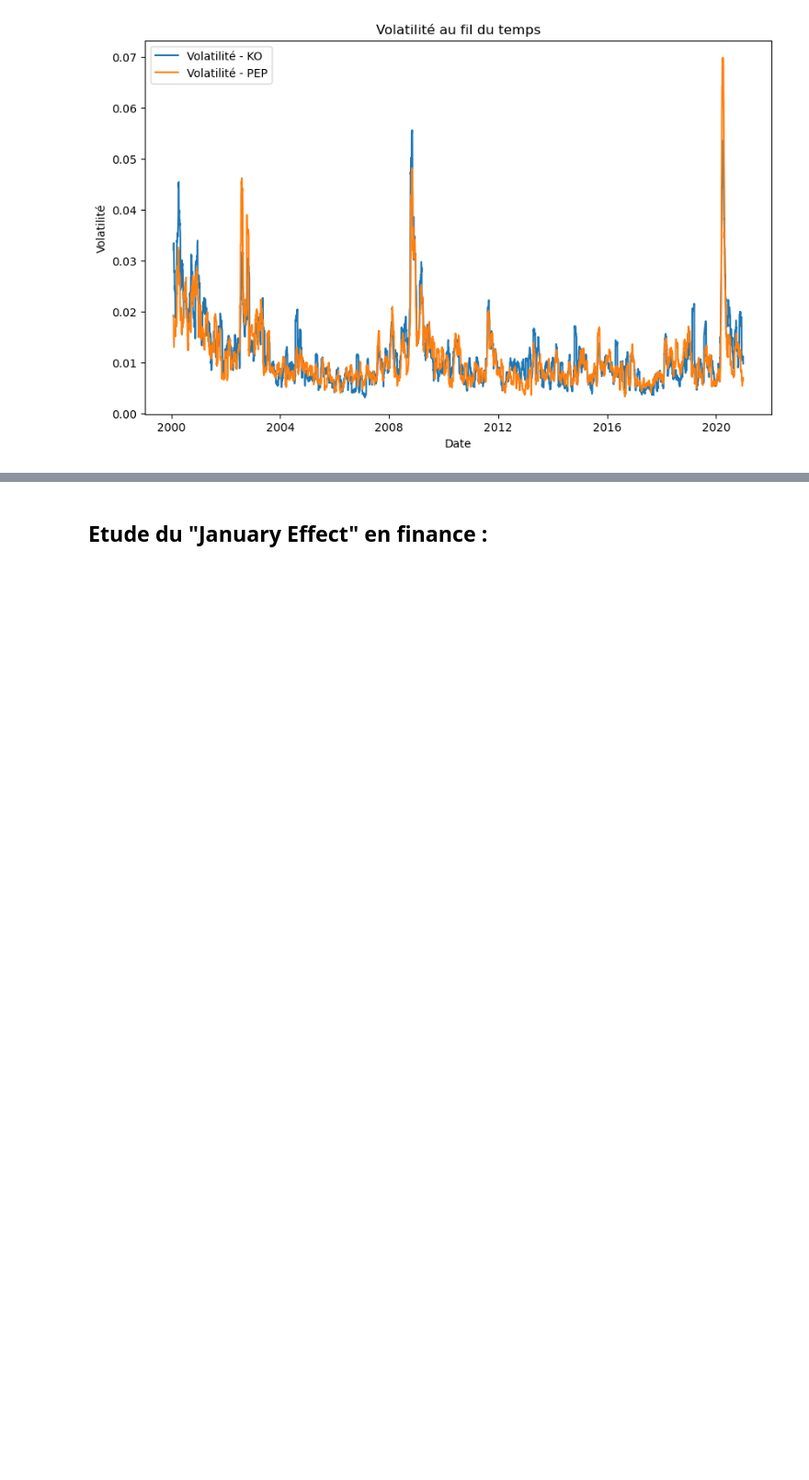
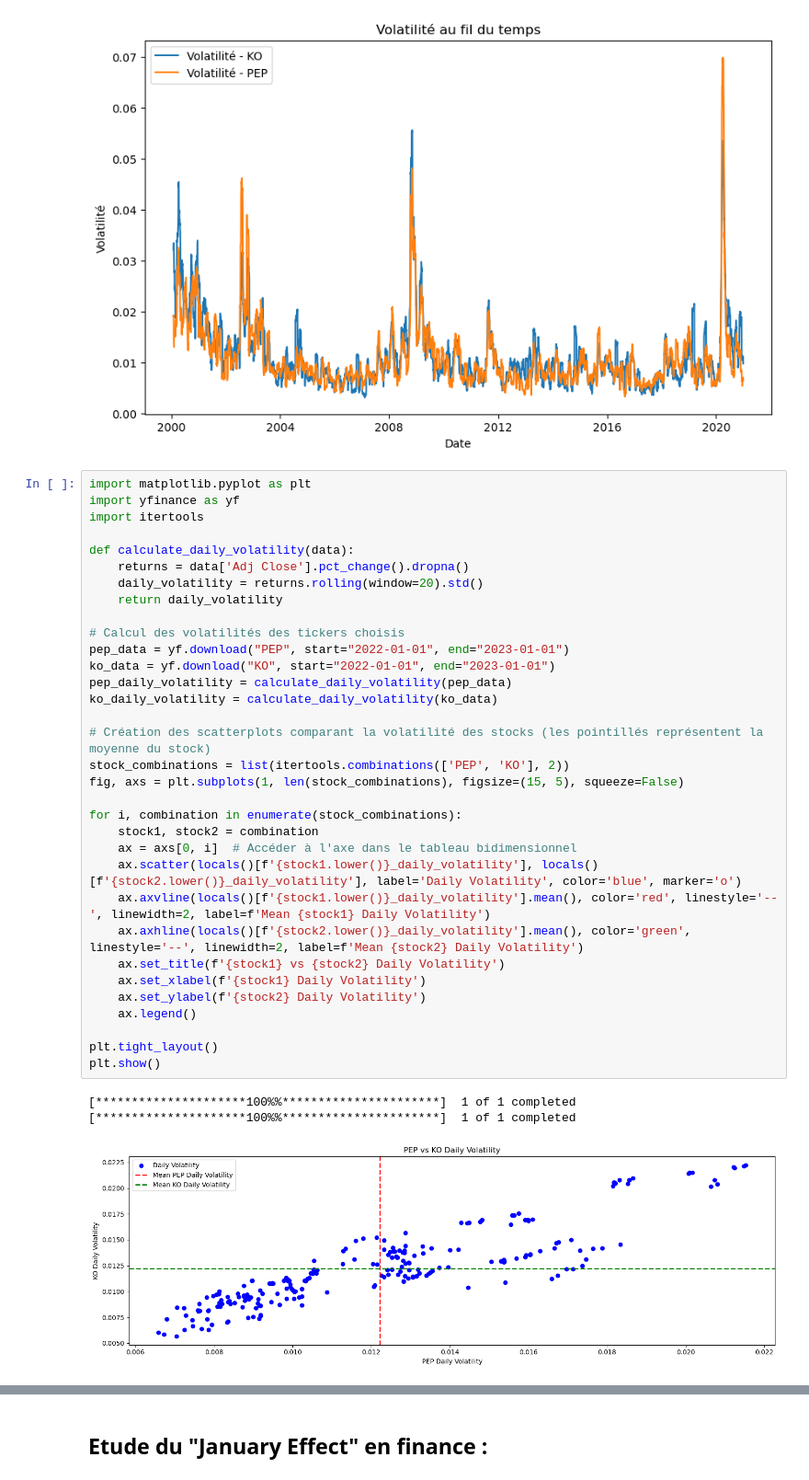
Before and after one commit to RyanSAMAMA/Ensae_projetMDR, a Jupyter notebook: faconbrouillon.ipynb, the cells around one changed output, grey strips where cells are left out. Shown: that part at 92% size. Drawn from its saved outputs; the diff is of its cells as text; blank space fills up the shorter version.

```diff
--- a/faconbrouillon.ipynb
+++ b/faconbrouillon.ipynb
@@ -196,4 +199,41 @@ plt.show()
 [*********************100%%**********************]  1 of 1 completed
 [*********************100%%**********************]  1 of 1 completed
 [figure]
+# %%
+import matplotlib.pyplot as plt
+import yfinance as yf
+import itertools
+
+def calculate_daily_volatility(data):
+    returns = data['Adj Close'].pct_change().dropna()
+    daily_volatility = returns.rolling(window=20).std()
+    return daily_volatility
+
+# Calcul des volatilités des tickers choisis
+pep_data = yf.download("PEP", start="2022-01-01", end="2023-01-01")
+ko_data = yf.download("KO", start="2022-01-01", end="2023-01-01")
+pep_daily_volatility = calculate_daily_volatility(pep_data)
+ko_daily_volatility = calculate_daily_volatility(ko_data)
+
+# Création des scatterplots comparant la volatilité des stocks (les pointillés représentent la moyenne du stock)
+stock_combinations = list(itertools.combinations(['PEP', 'KO'], 2))
+fig, axs = plt.subplots(1, len(stock_combinations), figsize=(15, 5), squeeze=False)
+
+for i, combination in enumerate(stock_combinations):
+    stock1, stock2 = combination
+    ax = axs[0, i]  # Accéder à l'axe dans le tableau bidimensionnel
+    ax.scatter(locals()[f'{stock1.lower()}_daily_volatility'], locals()[f'{stock2.lower()}_daily_volatility'], label='Daily Volatility', color='blue', marker='o')
+    ax.axvline(locals()[f'{stock1.lower()}_daily_volatility'].mean(), color='red', linestyle='--', linewidth=2, label=f'Mean {stock1} Daily Volatility')
+    ax.axhline(locals()[f'{stock2.lower()}_daily_volatility'].mean(), color='green', linestyle='--', linewidth=2, label=f'Mean {stock2} Daily Volatility')
+    ax.set_title(f'{stock1} vs {stock2} Daily Volatility')
+    ax.set_xlabel(f'{stock1} Daily Volatility')
+    ax.set_ylabel(f'{stock2} Daily Volatility')
+    ax.legend()
+
+plt.tight_layout()
+plt.show()
+# %% [output]
+[*********************100%%**********************]  1 of 1 completed
+[*********************100%%**********************]  1 of 1 completed
+[figure, added]
 # %% [markdown]
```
Also changed, not shown: parts of 21 cells of this notebook.
